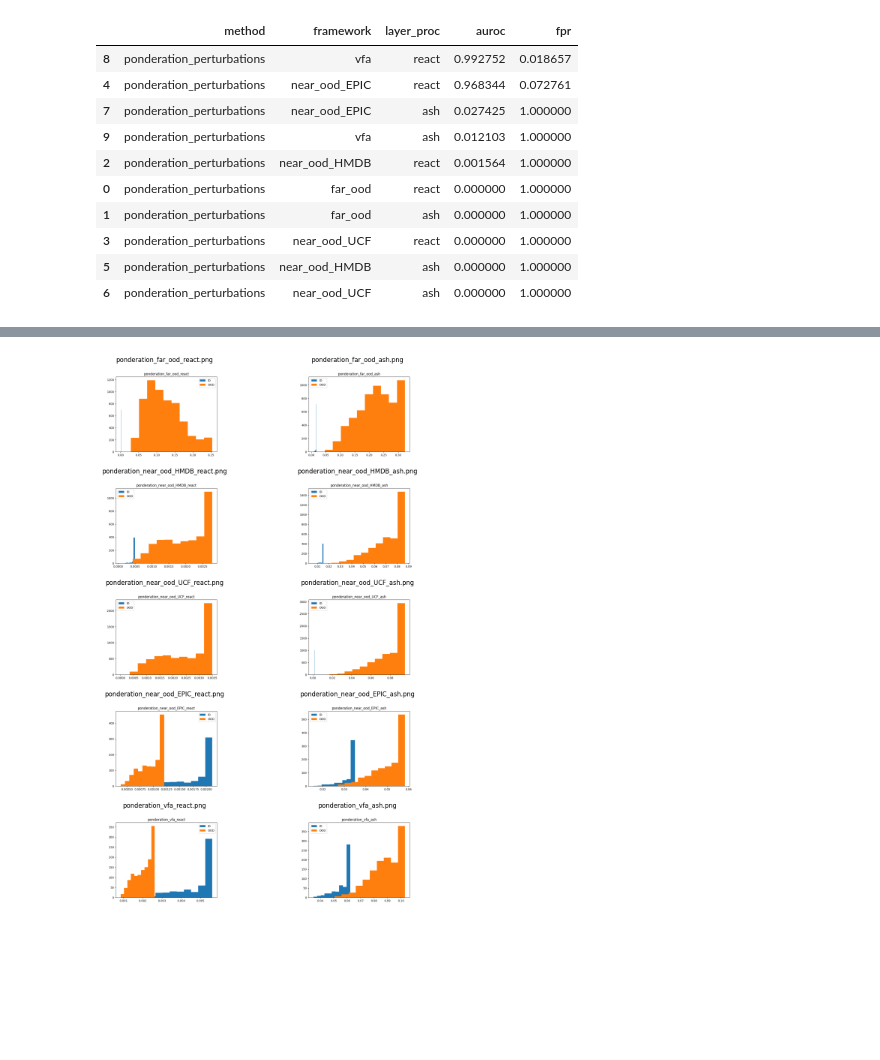
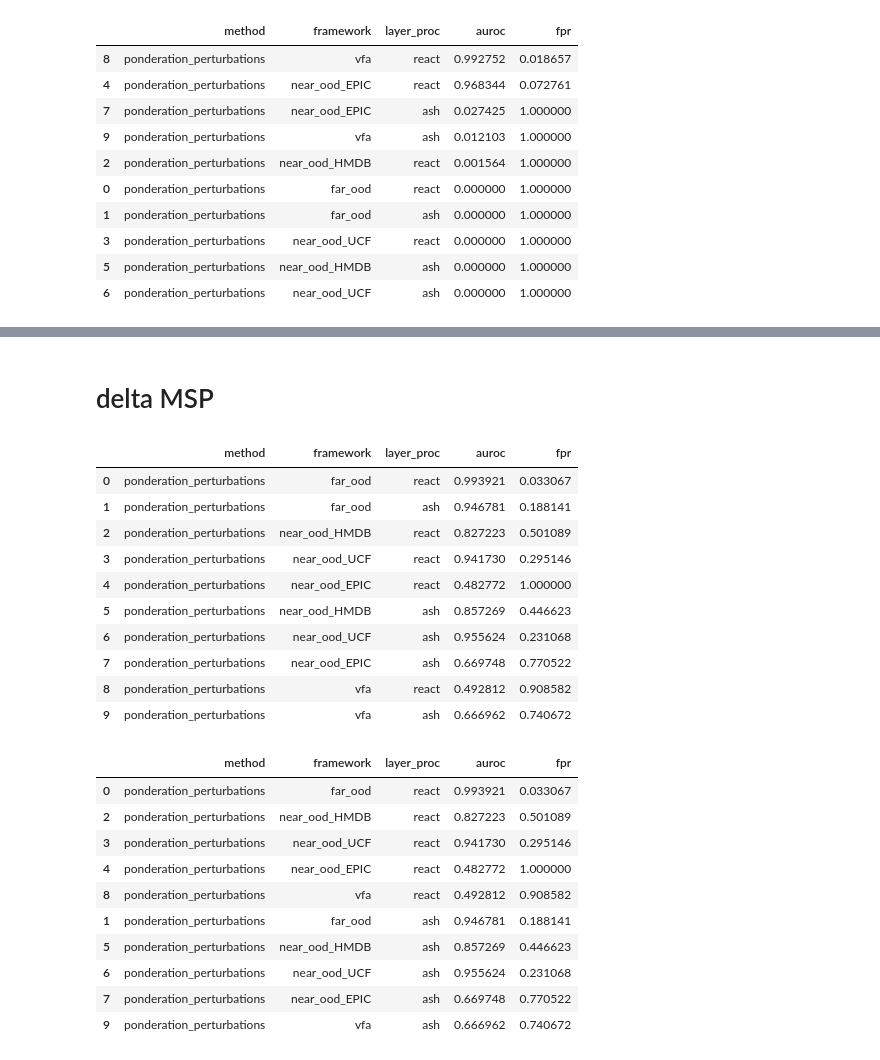
Before and after one commit to MaoucheMounir/MultiOOD, a Jupyter notebook: _lambda_perturbations/visu_perturbations.ipynb, the cells around one changed output, grey strips where cells are left out. Cells and saved outputs as stored; diff of their text form; code cells hidden in the pictures; blank space fills up the shorter version.

```diff
--- a/_lambda_perturbations/visu_perturbations.ipynb
+++ b/_lambda_perturbations/visu_perturbations.ipynb
@@ -211,38 +120,31 @@ plt.show()
-# %%
-import matplotlib.pyplot as plt
-import matplotlib.image as mpimg
-import os
-
-frameworks = ["far_ood", "near_ood", "vfa"]
-layer_procs = ["react", "ash"]
-datasets = ["HMDB", "UCF", "EPIC"]
-
-# Générer la liste des chemins d'images à afficher
-image_paths = []
-for framework in frameworks:
-    if framework == "near_ood":
-        for dataset in datasets:
-            for layer_proc in layer_procs:
-                name = "ponderation_" + framework + "_" + dataset + "_" + layer_proc + ".png"
-                image_paths.append(os.path.join("..", name))
-    else:
-        for layer_proc in layer_procs:
-            name = "ponderation_" + framework + "_" + layer_proc + ".png"
-            image_paths.append(os.path.join("..", name))
-
-# Création d'une figure avec 5 lignes, 2 colonnes
-fig, axes = plt.subplots(5, 2, figsize=(12, 15))
-axes = axes.flatten()  # aplatir en liste 1D
-
-# Boucle d'affichage
-for ax, path in zip(axes, image_paths):
-    img = mpimg.imread(path)
-    ax.imshow(img)
-    ax.axis('off')
-    ax.set_title(os.path.basename(path))
-
-plt.tight_layout()
-plt.savefig("fusion_images.png")
-plt.show()
-# %% [output]
-[figure, removed]
+# %% [markdown]
+# delta MSP
+# %%
+df = pd.read_csv("resultats_delta_msp.csv")
+df
+# %% [output]
+|  | method | framework | layer_proc | auroc | fpr |
+| 0 | ponderation_perturbations | far_ood | react | 0.993921 | 0.033067 |
+| 1 | ponderation_perturbations | far_ood | ash | 0.946781 | 0.188141 |
+| 2 | ponderation_perturbations | near_ood_HMDB | react | 0.827223 | 0.501089 |
+| 3 | ponderation_perturbations | near_ood_UCF | react | 0.941730 | 0.295146 |
+| 4 | ponderation_perturbations | near_ood_EPIC | react | 0.482772 | 1.000000 |
+| 5 | ponderation_perturbations | near_ood_HMDB | ash | 0.857269 | 0.446623 |
+| 6 | ponderation_perturbations | near_ood_UCF | ash | 0.955624 | 0.231068 |
+| 7 | ponderation_perturbations | near_ood_EPIC | ash | 0.669748 | 0.770522 |
+| 8 | ponderation_perturbations | vfa | react | 0.492812 | 0.908582 |
+| 9 | ponderation_perturbations | vfa | ash | 0.666962 | 0.740672 |
+# %%
+df.sort_values(by="layer_proc", ascending=False)
+# %% [output]
+|  | method | framework | layer_proc | auroc | fpr |
+| 0 | ponderation_perturbations | far_ood | react | 0.993921 | 0.033067 |
+| 2 | ponderation_perturbations | near_ood_HMDB | react | 0.827223 | 0.501089 |
+| 3 | ponderation_perturbations | near_ood_UCF | react | 0.941730 | 0.295146 |
+| 4 | ponderation_perturbations | near_ood_EPIC | react | 0.482772 | 1.000000 |
+| 8 | ponderation_perturbations | vfa | react | 0.492812 | 0.908582 |
+| 1 | ponderation_perturbations | far_ood | ash | 0.946781 | 0.188141 |
+| 5 | ponderation_perturbations | near_ood_HMDB | ash | 0.857269 | 0.446623 |
+| 6 | ponderation_perturbations | near_ood_UCF | ash | 0.955624 | 0.231068 |
+| 7 | ponderation_perturbations | near_ood_EPIC | ash | 0.669748 | 0.770522 |
+| 9 | ponderation_perturbations | vfa | ash | 0.666962 | 0.740672 |
```
Also changed, not shown: parts of 8 cells of this notebook, 43 other files.
